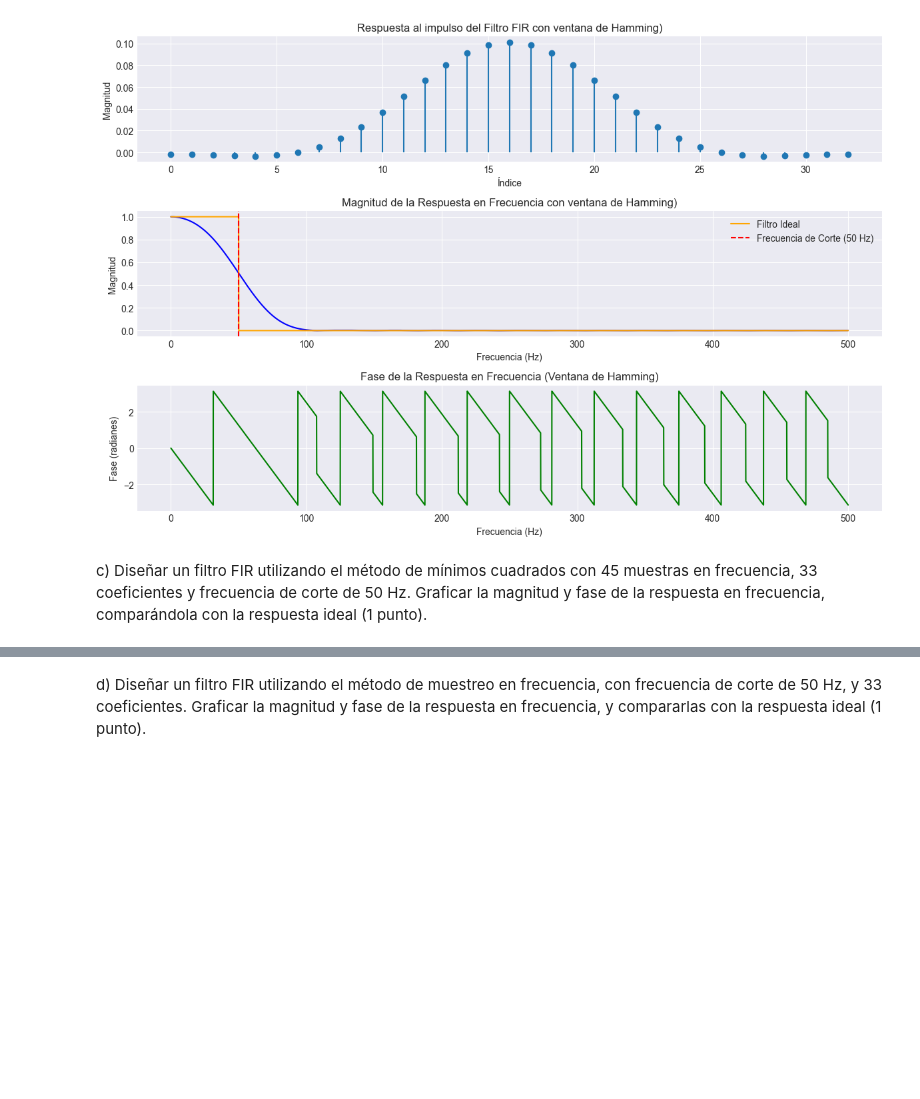
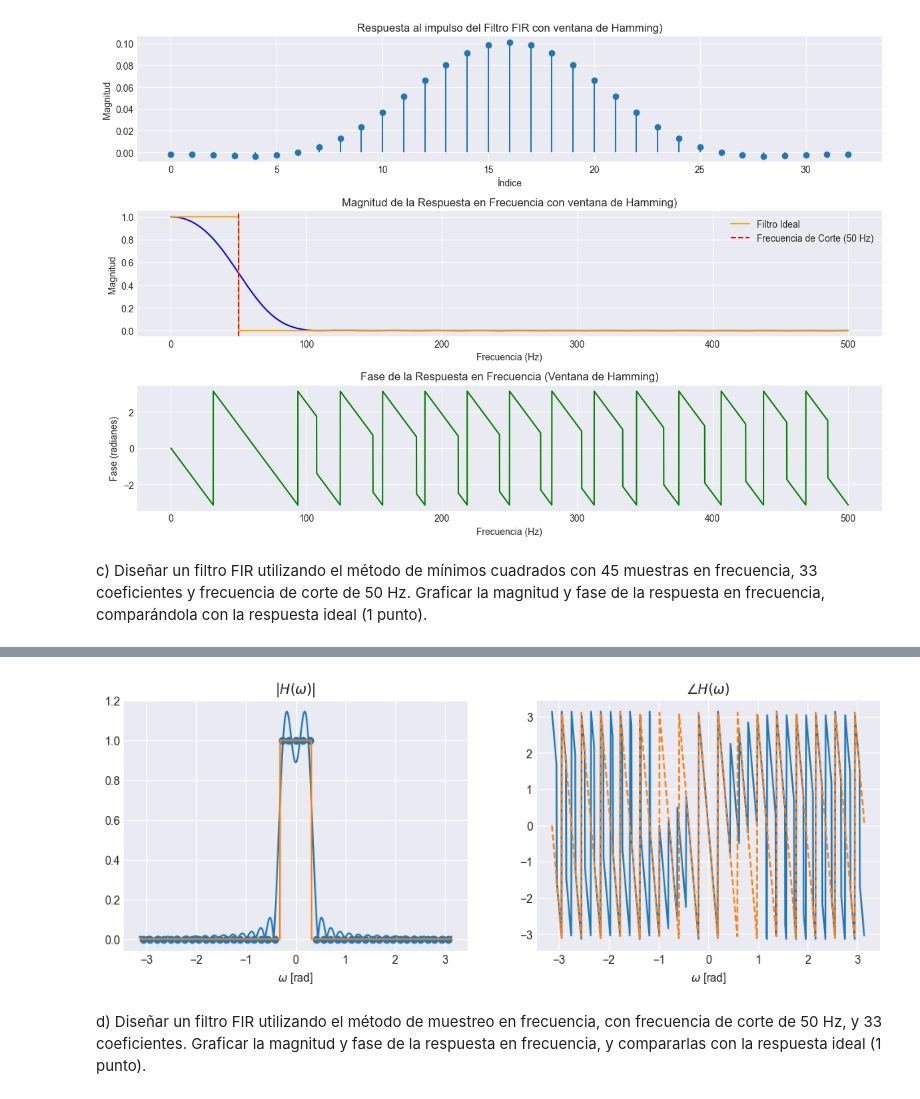
Before and after one commit to ExampleToFollow/PracticasPDS, a Jupyter notebook: Lab4/IF_LAB4_20213704.ipynb, the cells around one changed output, grey strips where cells are left out. Cells and saved outputs as stored; diff of their text form; code cells hidden in the pictures; blank space fills up the shorter version.

```diff
--- a/Lab4/IF_LAB4_20213704.ipynb
+++ b/Lab4/IF_LAB4_20213704.ipynb
@@ -90,3 +152,28 @@ respuesta en frecuencia, comparándola con la respuesta ideal (1 punto).
+# %%
+# Respuesta en frecuencia
+
+N = 1024
+Homg = np.fft.fft(np.real(hn),N)
+Homg = np.fft.fftshift(Homg)
+omg = 2*np.pi*(np.arange(0,N) - N/2)/N
+
+fig = plt.figure(figsize=[12,4])
+plt.subplot(1,2,1)
+plt.plot(omg,np.abs(Homg))
+plt.plot(w,np.abs(Hw),'C0o')
+plt.plot(wid,np.abs(Hid))
+plt.xlabel('$\omega$ [rad]')
+plt.title('$|H(\omega)|$')
+plt.grid('on')
+
+plt.subplot(1,2,2)
+plt.plot(omg,np.angle(Homg))
+plt.plot(wid,np.angle(np.exp(-1j*wid*(M-1)/2)),'--')
+plt.xlabel('$\omega$ [rad]')
+plt.title('$\\angle H(\omega)$')
+plt.grid('on')
+# %% [output]
+[figure, added]
 # %% [markdown]
 d) Diseñar un filtro FIR utilizando el método de muestreo en frecuencia, con frecuencia de corte
 de 50 Hz, y 33 coeficientes. Graficar la magnitud y fase de la respuesta en frecuencia, y
```
Also changed, not shown: parts of 11 cells of this notebook.
